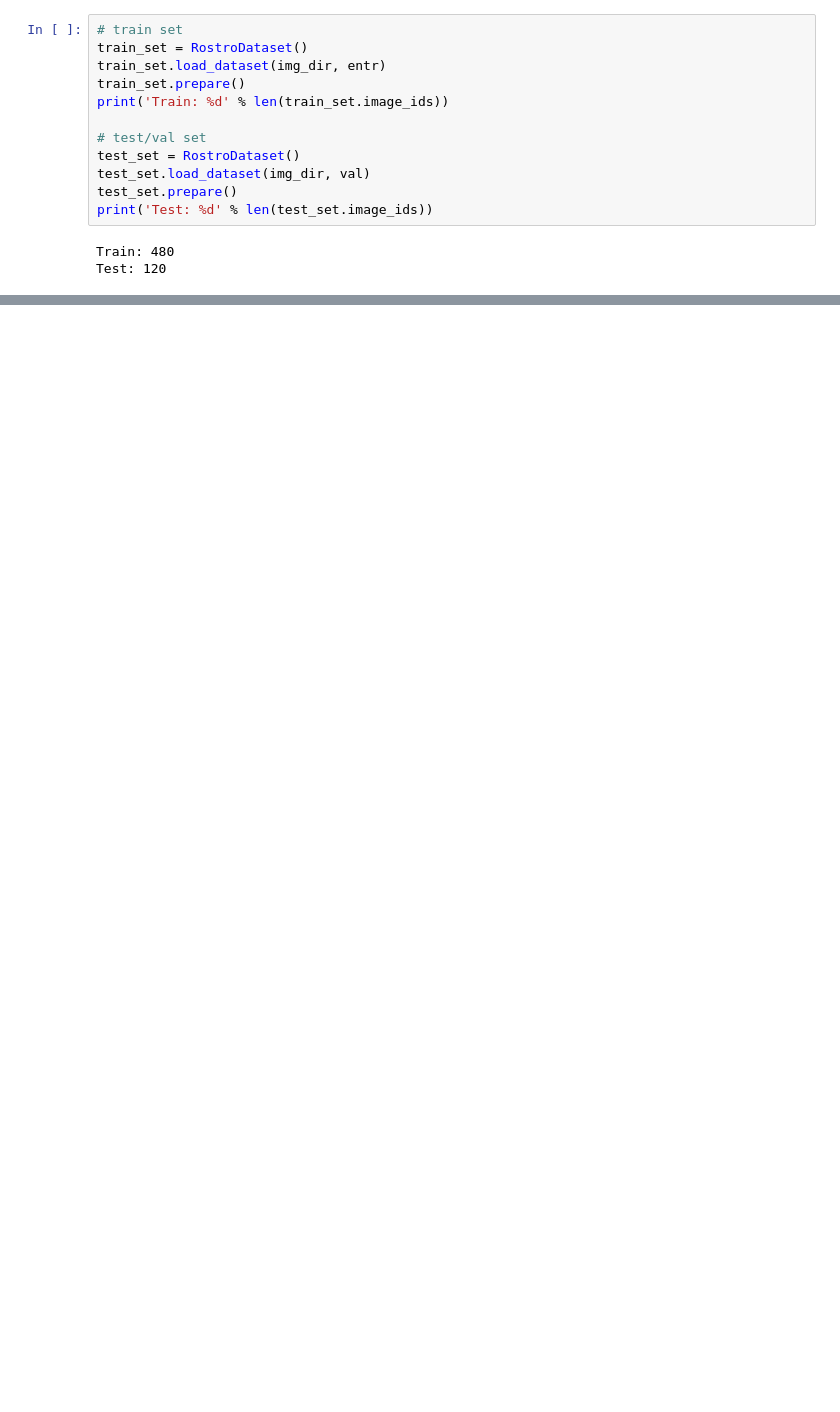
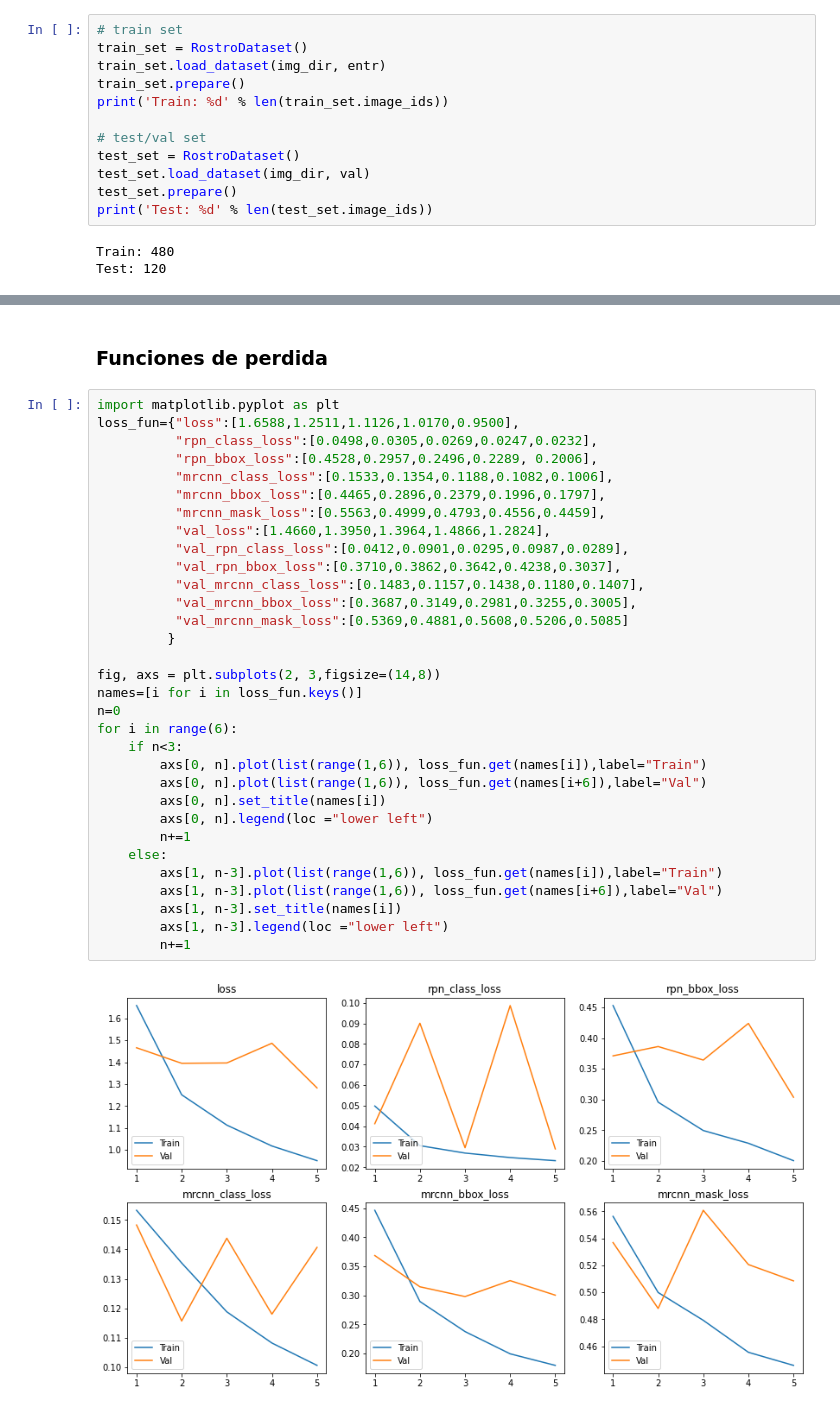
Before and after one commit to dsperezba/Proyecto-Mineria-de-Datos, a Jupyter notebook: Proyecto Mineria.ipynb, the cells around one changed output, grey strips where cells are left out. Drawn from its saved outputs; the diff is of its cells as text; blank space fills up the shorter version.

```diff
--- a/Proyecto Mineria.ipynb
+++ b/Proyecto Mineria.ipynb
@@ -421,3 +419,39 @@ Epoch 4/5
 480/480 [==============================] - 17153s 36s/step - loss: 1.0170 - rpn_class_loss: 0.0247 - rpn_bbox_loss: 0.2289 - mrcnn_class_loss: 0.1082 - mrcnn_bbox_loss: 0.1996 - mrcnn_mask_loss: 0.455 ...
 Epoch 5/5
 480/480 [==============================] - 17106s 36s/step - loss: 0.9500 - rpn_class_loss: 0.0232 - rpn_bbox_loss: 0.2006 - mrcnn_class_loss: 0.1006 - mrcnn_bbox_loss: 0.1797 - mrcnn_mask_loss: 0.445 ...
+# %% [markdown]
+### Funciones de perdida
+# %%
+import matplotlib.pyplot as plt
+loss_fun={"loss":[1.6588,1.2511,1.1126,1.0170,0.9500],
+          "rpn_class_loss":[0.0498,0.0305,0.0269,0.0247,0.0232],
+          "rpn_bbox_loss":[0.4528,0.2957,0.2496,0.2289, 0.2006],
+          "mrcnn_class_loss":[0.1533,0.1354,0.1188,0.1082,0.1006],
+          "mrcnn_bbox_loss":[0.4465,0.2896,0.2379,0.1996,0.1797],
+          "mrcnn_mask_loss":[0.5563,0.4999,0.4793,0.4556,0.4459],
+          "val_loss":[1.4660,1.3950,1.3964,1.4866,1.2824],
+          "val_rpn_class_loss":[0.0412,0.0901,0.0295,0.0987,0.0289],
+          "val_rpn_bbox_loss":[0.3710,0.3862,0.3642,0.4238,0.3037],
+          "val_mrcnn_class_loss":[0.1483,0.1157,0.1438,0.1180,0.1407],
+          "val_mrcnn_bbox_loss":[0.3687,0.3149,0.2981,0.3255,0.3005],
+          "val_mrcnn_mask_loss":[0.5369,0.4881,0.5608,0.5206,0.5085]
+         }
+
+fig, axs = plt.subplots(2, 3,figsize=(14,8))
+names=[i for i in loss_fun.keys()]
+n=0
+for i in range(6):
+    if n<3:
+        axs[0, n].plot(list(range(1,6)), loss_fun.get(names[i]),label="Train")
+        axs[0, n].plot(list(range(1,6)), loss_fun.get(names[i+6]),label="Val")
+        axs[0, n].set_title(names[i])
+        axs[0, n].legend(loc ="lower left")
+        n+=1
+    else:
+        axs[1, n-3].plot(list(range(1,6)), loss_fun.get(names[i]),label="Train")
+        axs[1, n-3].plot(list(range(1,6)), loss_fun.get(names[i+6]),label="Val")
+        axs[1, n-3].set_title(names[i])
+        axs[1, n-3].legend(loc ="lower left")
+        n+=1
+# %% [output]
+[figure, added]
```
Also changed, not shown: parts of 38 cells of this notebook.
